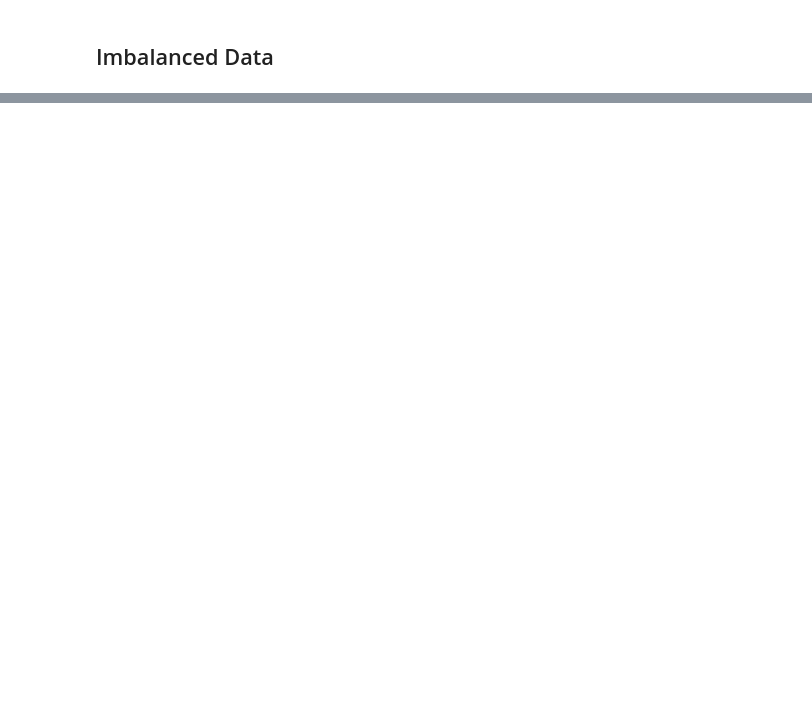
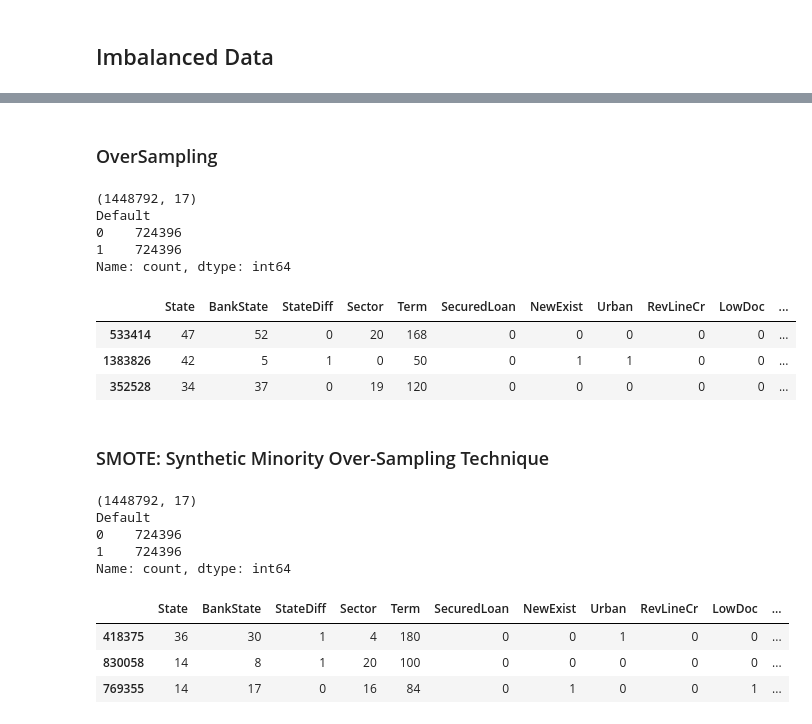
Before and after one commit to Ly-Ax/TFMasterIA, a Jupyter notebook: notebooks/preprocessing.ipynb, the cells around one changed output, grey strips where cells are left out. Drawn from its saved outputs; the diff is of its cells as text; code cells hidden in the pictures; blank space fills up the shorter version.

```diff
--- a/notebooks/preprocessing.ipynb
+++ b/notebooks/preprocessing.ipynb
@@ -885,0 +1019,48 @@ df.sample(3)
+# %% [markdown]
+### OverSampling
+# %%
+oversampler = RandomOverSampler(sampling_strategy="auto", random_state=44)
+X_resampled, y_resampled = oversampler.fit_resample(X, y)
+
+df_over = pd.DataFrame(X_resampled)
+df_over["Default"] = y_resampled
+
+print(df_over.shape)
+print(df_over["Default"].value_counts())
+df_over.sample(3)
+# %% [output]
+(1448792, 17)
+Default
+0    724396
+1    724396
+Name: count, dtype: int64
+|  | State | BankState | StateDiff | Sector | Term | SecuredLoan | NewExist | Urban | RevLineCr | LowDoc | ... |
+| 533414 | 47 | 52 | 0 | 20 | 168 | 0 | 0 | 0 | 0 | 0 | ... |
+| 1383826 | 42 | 5 | 1 | 0 | 50 | 0 | 1 | 1 | 0 | 0 | ... |
+| 352528 | 34 | 37 | 0 | 19 | 120 | 0 | 0 | 0 | 0 | 0 | ... |
+# %% [markdown]
+### SMOTE: Synthetic Minority Over-Sampling Technique
+# %%
+# aplicamos SMOTE y posteriormente almacenamos el dataset resultante
+smote = SMOTE(sampling_strategy="auto", random_state=44)
+X_resampled, y_resampled = smote.fit_resample(X, y)
+
+df_smote = pd.DataFrame(X_resampled)
+df_smote["Default"] = y_resampled
+
+print(df_smote.shape)
+print(df_smote["Default"].value_counts())
+# %% [output]
+(1448792, 17)
+Default
+0    724396
+1    724396
+Name: count, dtype: int64
+# %%
+df_smote.to_csv("../data/sba_balanced.csv", index=False)
+df_smote.sample(3)
+# %% [output]
+|  | State | BankState | StateDiff | Sector | Term | SecuredLoan | NewExist | Urban | RevLineCr | LowDoc | ... |
+| 418375 | 36 | 30 | 1 | 4 | 180 | 0 | 0 | 1 | 0 | 0 | ... |
+| 830058 | 14 | 8 | 1 | 20 | 100 | 0 | 0 | 0 | 0 | 0 | ... |
+| 769355 | 14 | 17 | 0 | 16 | 84 | 0 | 1 | 0 | 0 | 1 | ... |
```
Also changed, not shown: parts of 68 cells of this notebook, 5 other files.
